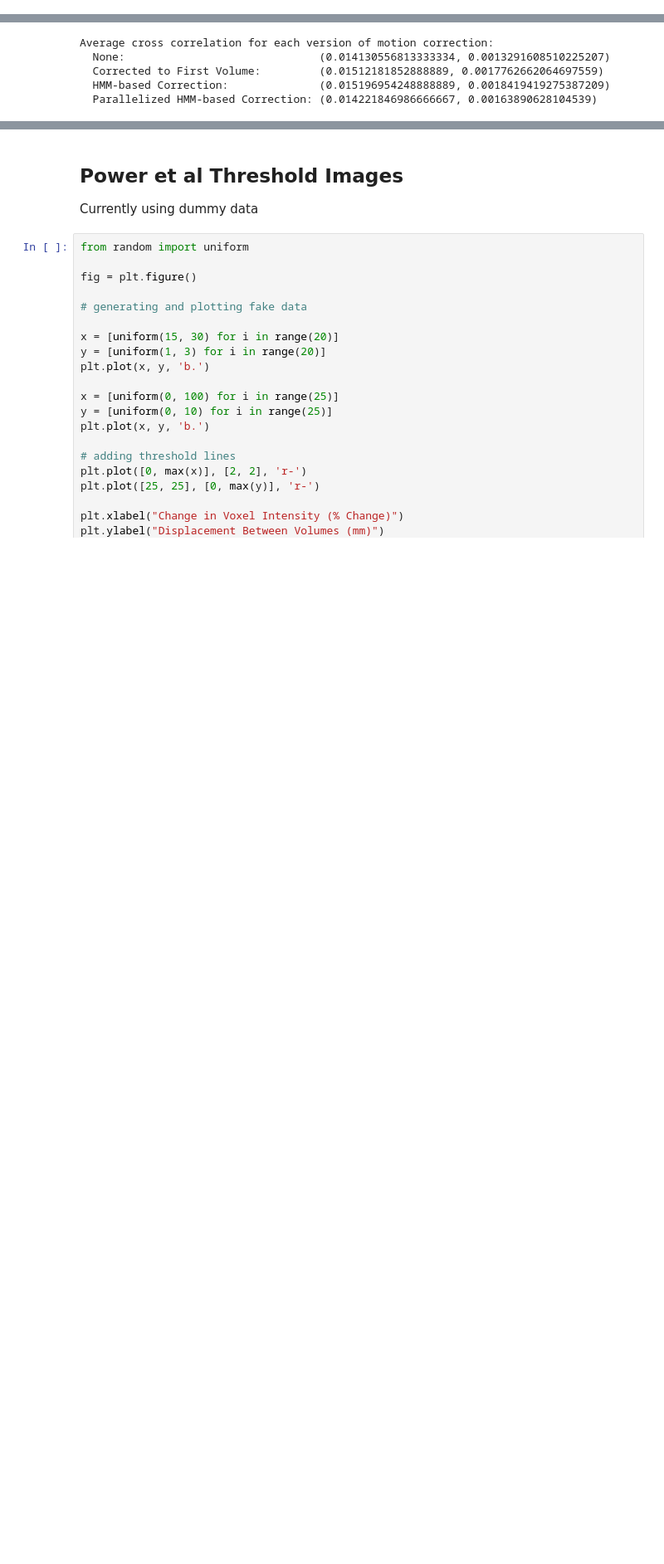
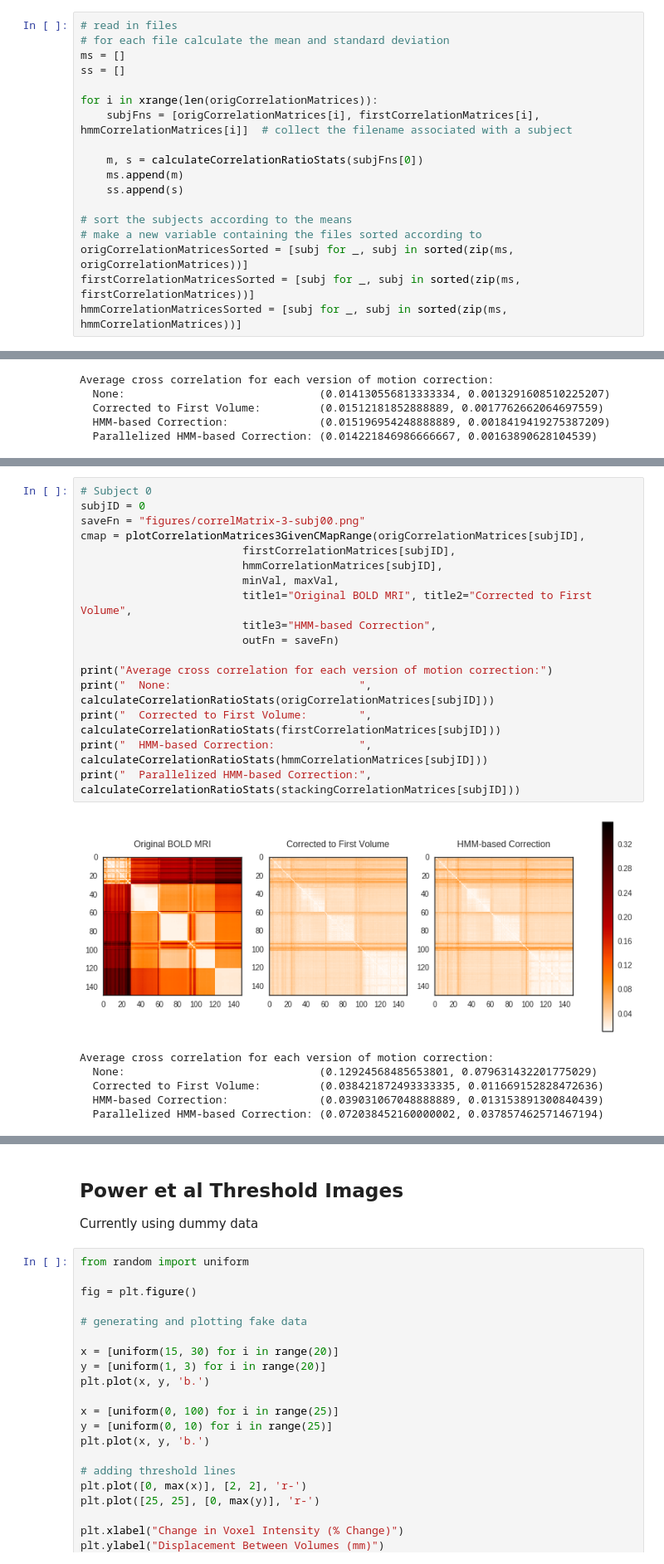
Before and after one commit to jmschabdach/markov-movement-correction, a Jupyter notebook: figureGeneration.ipynb, the cells around one changed output, grey strips where cells are left out. Shown at 83% size. Cells and saved outputs as stored; diff of their text form; blank space fills up the shorter version.

```diff
--- a/figureGeneration.ipynb
+++ b/figureGeneration.ipynb
@@ -721,0 +1075,18 @@ plotCorrelationStatsAll([origCorrelationMatrices, firstCorrelationMatrices, hmmC
+# %%
+# read in files
+# for each file calculate the mean and standard deviation
+ms = []
+ss = []
+
+for i in xrange(len(origCorrelationMatrices)):
+    subjFns = [origCorrelationMatrices[i], firstCorrelationMatrices[i], hmmCorrelationMatrices[i]]  # collect the filename associated with a subject
+
+    m, s = calculateCorrelationRatioStats(subjFns[0])
+    ms.append(m)
+    ss.append(s)
+
+# sort the subjects according to the means
+# make a new variable containing the files sorted according to
+origCorrelationMatricesSorted = [subj for _, subj in sorted(zip(ms, origCorrelationMatrices))]
+firstCorrelationMatricesSorted = [subj for _, subj in sorted(zip(ms, firstCorrelationMatrices))]
+hmmCorrelationMatricesSorted = [subj for _, subj in sorted(zip(ms, hmmCorrelationMatrices))]
@@ -929,3 +1291,27 @@ Average cross correlation for each version of motion correction:
   Corrected to First Volume:         (0.032030863702222218, 0.010968445820450924)
   HMM-based Correction:              (0.031940666395555553, 0.010823673499286484)
   Parallelized HMM-based Correction: (0.04611200286222223, 0.021361876535174625)
+# %%
+# Subject 0
+subjID = 0
+saveFn = "figures/correlMatrix-3-subj00.png"
+cmap = plotCorrelationMatrices3GivenCMapRange(origCorrelationMatrices[subjID],
+                         firstCorrelationMatrices[subjID],
+                         hmmCorrelationMatrices[subjID],
+                         minVal, maxVal,
+                         title1="Original BOLD MRI", title2="Corrected to First Volume",
+                         title3="HMM-based Correction",
+                         outFn = saveFn)
+
+print("Average cross correlation for each version of motion correction:")
+print("  None:                             ", calculateCorrelationRatioStats(origCorrelationMatrices[subjID]))
+print("  Corrected to First Volume:        ", calculateCorrelationRatioStats(firstCorrelationMatrices[subjID]))
+print("  HMM-based Correction:             ", calculateCorrelationRatioStats(hmmCorrelationMatrices[subjID]))
+print("  Parallelized HMM-based Correction:", calculateCorrelationRatioStats(stackingCorrelationMatrices[subjID]))
+# %% [output]
+[figure, added]
+Average cross correlation for each version of motion correction:
+  None:                              (0.12924568485653801, 0.079631432201775029)
+  Corrected to First Volume:         (0.038421872493333335, 0.011669152828472636)
+  HMM-based Correction:              (0.039031067048888889, 0.013153891300840439)
+  Parallelized HMM-based Correction: (0.072038452160000002, 0.037857462571467194)
```
Also changed, not shown: parts of 21 cells of this notebook, 10 other files.
